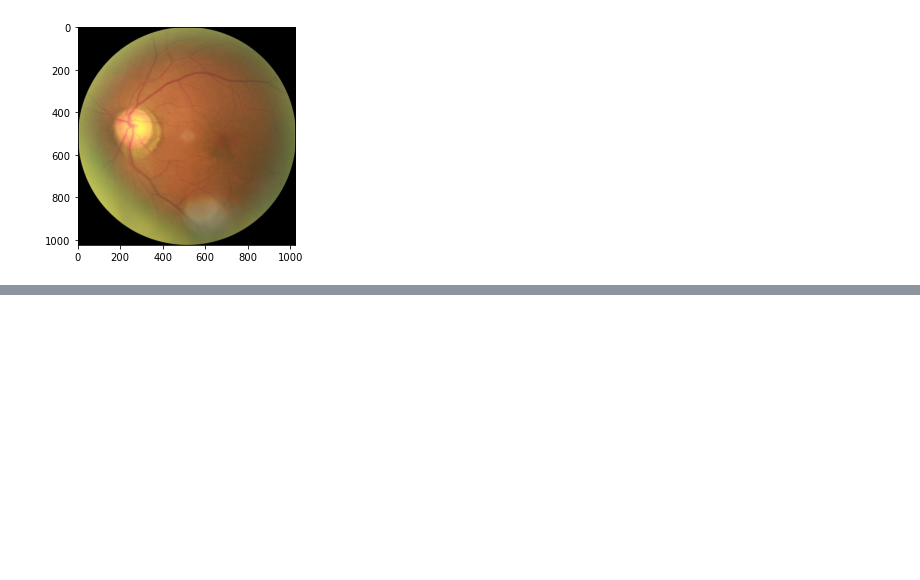
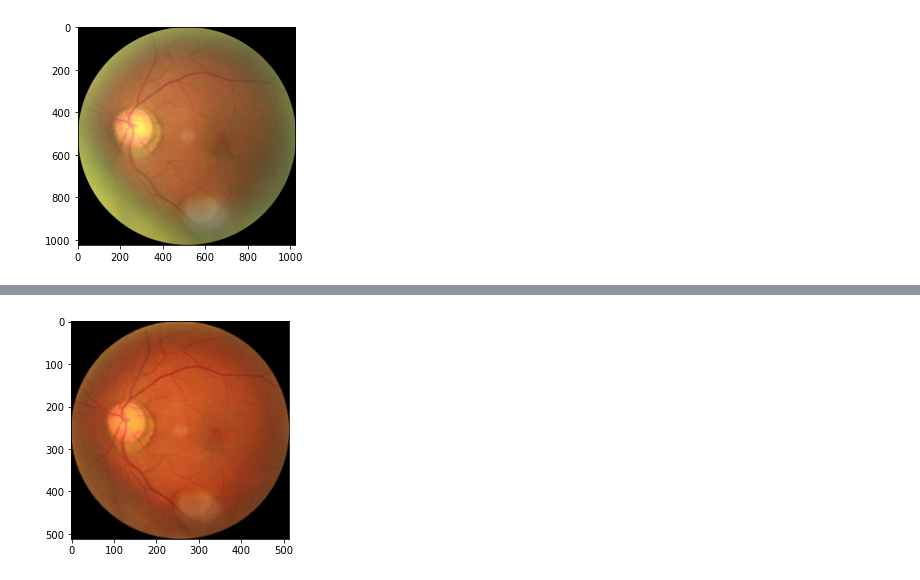
Before and after one commit to QtacierP/LED, a Jupyter notebook: example.ipynb, the cells around one changed output, grey strips where cells are left out. Saved outputs shown, nothing was run; the diff lists cells and outputs as text; code cells hidden in the pictures; blank space fills up the shorter version.

```diff
--- a/example.ipynb
+++ b/example.ipynb
@@ -47,0 +58,10 @@ plt.show()
+# %%
+# Then combine with SCRNet
+led = LEDPipeline(backend='SCRNet', num_cond_steps=200)
+led.cuda()
+led_scrnet_enhancement = led(low_quality_image)[0]
+
+plt.imshow(led_scrnet_enhancement)
+plt.show()
+# %% [output]
+[figure, added]
```
Also changed, not shown: parts of 5 cells of this notebook, 11 other files.
